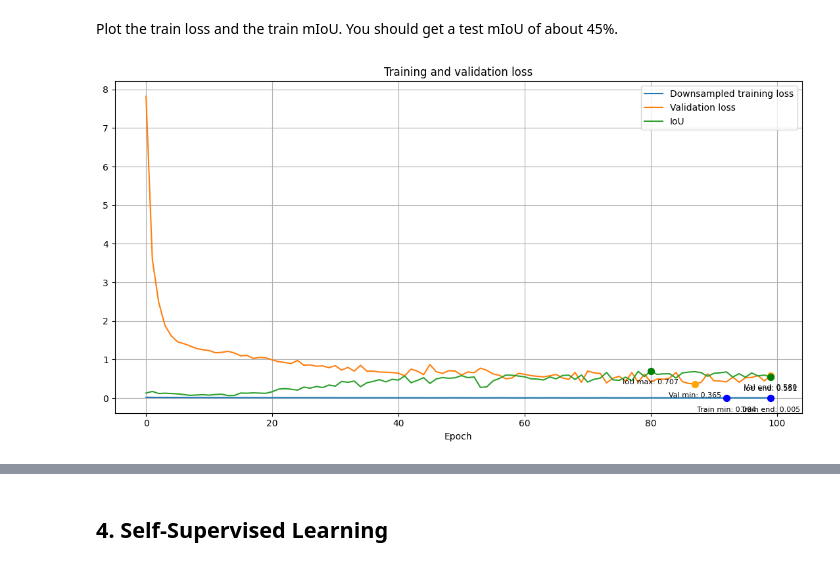
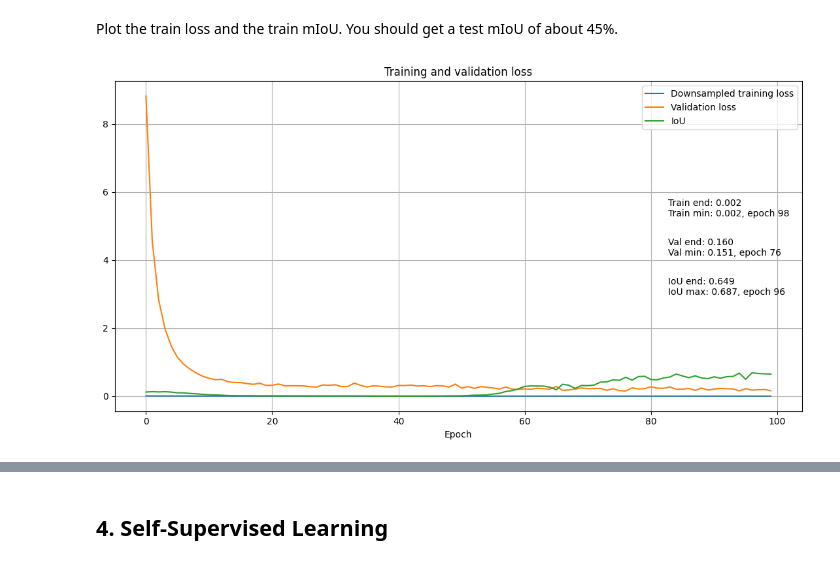
Before and after one commit to zubejda/Advanced_DL, a Jupyter notebook: Assignment4_SelfSupervision.ipynb, the cells around one changed output, grey strips where cells are left out. Saved outputs shown, nothing was run; the diff lists cells and outputs as text; code cells hidden in the pictures.

```diff
--- a/Assignment4_SelfSupervision.ipynb
+++ b/Assignment4_SelfSupervision.ipynb
@@ -91,13 +91,14 @@ class RandomCrop(object):
 Next, you will have to implement your own custom dataset to access the images during training and testing. The dataset will be split into 14 images for training and the rest for testing. You can pick the first 14 images for training, while use the rest for testing.
 # %%
 class DrosophilaDataset(Dataset):
-    def __init__(self, repo_url='https://github.com/unidesigner/groundtruth-drosophila-vnc', local_dir='groundtruth-drosophila-vnc', transform=None, crop_size=(256, 256), training=1):
+    def __init__(self, repo_url='https://github.com/unidesigner/groundtruth-drosophila-vnc', local_dir='groundtruth-drosophila-vnc', transform=None, crop_size=(256, 256), training=1, pretraining=False):
         self.repo_url = repo_url
         self.local_dir = local_dir
         self.transform = transform
+        self.training = training  # if we ant to load the training data 1, test data 2
+        self.pretraining = pretraining
         self.clone_repo()
         self.crop_transform = RandomCrop(size=crop_size)
-        self.training = training  # if we ant to load the training data 1, test data 2
         self.images = self.get_image_files()
         self.annotations = self.load_annotations()
 
@@ -148,6 +149,9 @@ class DrosophilaDataset(Dataset):
         annotation = self.annotations.get(img_key, None)
         an_type = annotation.dtype
 
+        if self.pretraining:
+            annotation = self.extract_pseudo_labels(image)
+
         if self.transform:
             image = Image.fromarray(image)
             annotation = Image.fromarray(annotation)
@@ -321,13 +327,13 @@ device = torch.device("cuda" if torch.cuda.is_available() else "cpu")
 
 model = FCRN(in_channels=1, out_channels=32, kernel_size=3, affine=True).to(device)
 
-optimizer = optim.Adam(model.parameters(), lr=0.001, weight_decay=0.0001)
+optimizer = optim.Adam(model.parameters(), lr=0.001)
 
-dice_criterion = DiceLoss()
+dice_criterion = DiceLoss()  # alternatively we can use dice loss or combine the two
 
 # Create dataset and dataloaders
 dataset = DrosophilaDataset(transform=True, training=1)
-train_size = int(0.7 * len(dataset))
+train_size = int(0.7 * len(dataset))  # 70 percent of the data is for training
 val_size = len(dataset) - train_size
 train_dataset, val_dataset = torch.utils.data.random_split(dataset, [train_size, val_size])
 
@@ -353,7 +359,7 @@ for epoch in range(num_epochs):
         optimizer.zero_grad()
 
         outputs = model(inputs).squeeze()
-        loss = bce_criterion(outputs, labels.float()) + dice_criterion(outputs, labels.float())
+        loss = bce_criterion(outputs, labels.float())
 
         loss.backward()
         optimizer.step()
@@ -374,7 +380,7 @@ for epoch in range(num_epochs):
             bce_criterion = nn.BCEWithLogitsLoss(weight=weights)
 
             outputs = model(inputs).squeeze()
-            loss = bce_criterion(outputs, labels.float()) + dice_criterion(outputs, labels.float())
+            loss = bce_criterion(outputs, labels.float())
 
             outputs = outputs.cpu()
             iou = intersection_over_union(outputs, labels)
@@ -407,45 +413,50 @@ Finished Training
 # %% [markdown]
 Plot the train loss and the train mIoU. You should get a test mIoU of about 45%.
 # %%
-list1 = val_loss_history
-list2 = train_loss_history
-
-# downsampling the training loss becaus in each epoch there are 2 batches
 downsampling_factor = len(train_loss_history) // len(val_loss_history)
 train_loss_downsampled = signal.decimate(train_loss_history, downsampling_factor)
 train_loss_downsampled = train_loss_downsampled[:len(val_loss_history)]
 
 x = range(len(val_loss_history))
 
 plt.figure(figsize=(11, 6))
 plt.plot(x, train_loss_downsampled, label='Downsampled training loss')
 plt.plot(x, val_loss_history, label='Validation loss')
 plt.plot(x, iou_history, label="IoU")
 
-for data, color, label in zip([train_loss_downsampled, val_loss_history, iou_history],
-                              ['blue', 'orange', 'green'],
-                              ['Train', 'Val', 'IoU']):
+# Create placeholders for the legend-like area
+train_legend_text = f'Train end: {train_loss_downsampled[-1]:.3f}\n'
+val_legend_text = f'Val end: {val_loss_history[-1]:.3f}\n'
+iou_legend_text = f'IoU end: {iou_history[-1]:.3f}\n'
+
+# Find and store min/max values
+for data, label in zip([train_loss_downsampled, val_loss_history, iou_history],
+                       ['Train', 'Val', 'IoU']):
     i = np.argmin(np.array(data))
     s = 'min'
     if label == "IoU":
         i = np.argmax(np.array(data))
         s = 'max'
 
-    plt.scatter(x[-1], data[-1], color=color, s=50, zorder=5)
-    plt.annotate(f'{label} end: {data[-1]:.3f}', (x[-1], data[-1]), textcoords="offset points",
-                 xytext=(0,-15), ha='center', fontsize=8)
-    plt.scatter(x[i], data[i], color=color, s=50, zorder=5)
-    plt.annotate(f'{label} {s}: {data[i]:.3f}', (x[i], data[i]), textcoords="offset points",
-                 xytext=(0,-15), ha='center', fontsize=8)
+    if label == 'Train':
+        train_legend_text += f'Train {s}: {data[i]:.3f}, epoch {i}\n'
+    elif label == 'Val':
+        val_legend_text += f'Val {s}: {data[i]:.3f}, epoch {i}\n'
+    elif label == 'IoU':
+        iou_legend_text += f'IoU {s}: {data[i]:.3f}, epoch {i}\n'
 
+# Add the legend-like text outside the plot
+plt.figtext(0.8, 0.6, train_legend_text, horizontalalignment='left', verticalalignment='center', fontsize=10)
+plt.figtext(0.8, 0.5, val_legend_text, horizontalalignment='left', verticalalignment='center', fontsize=10)
+plt.figtext(0.8, 0.4, iou_legend_text, horizontalalignment='left', verticalalignment='center', fontsize=10)
 
 plt.xlabel('Epoch')
 plt.title('Training and validation loss')
-plt.legend()
+plt.legend(loc='upper right')
 plt.grid(True)
 plt.tight_layout()
 
 plt.show()
 # %% [output]
-[figure, old version]
+[figure, new version]
 # %%
```
Also changed, not shown: parts of 10 cells of this notebook.
